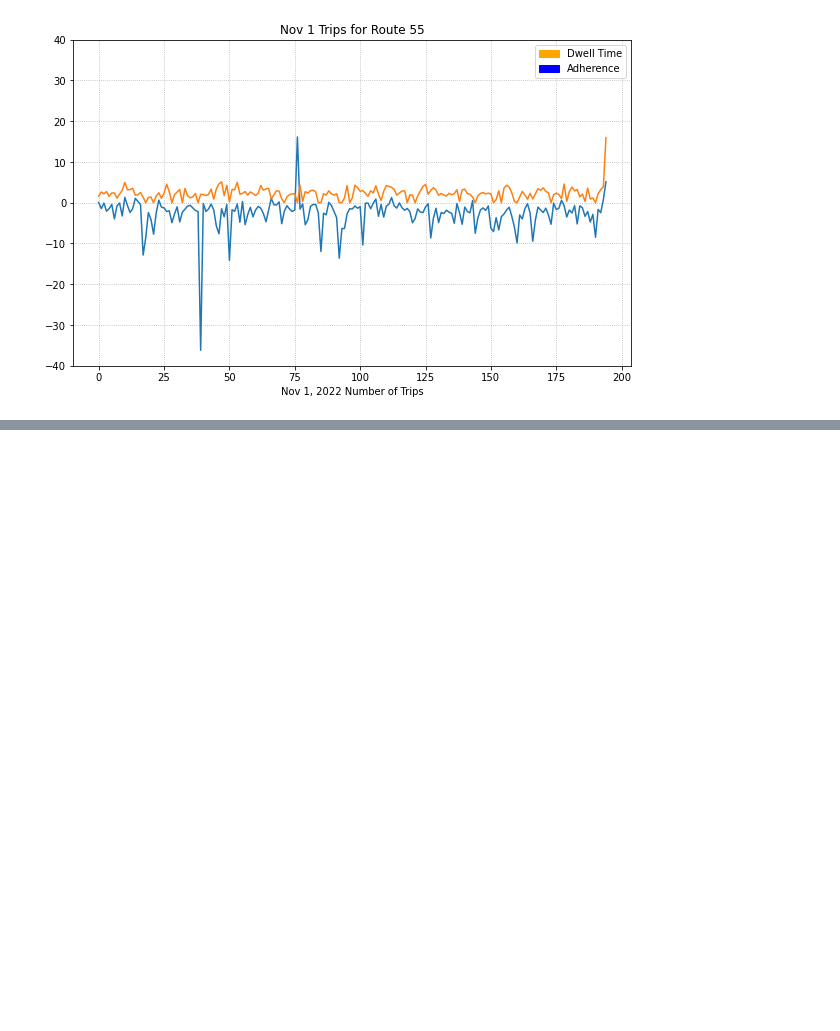
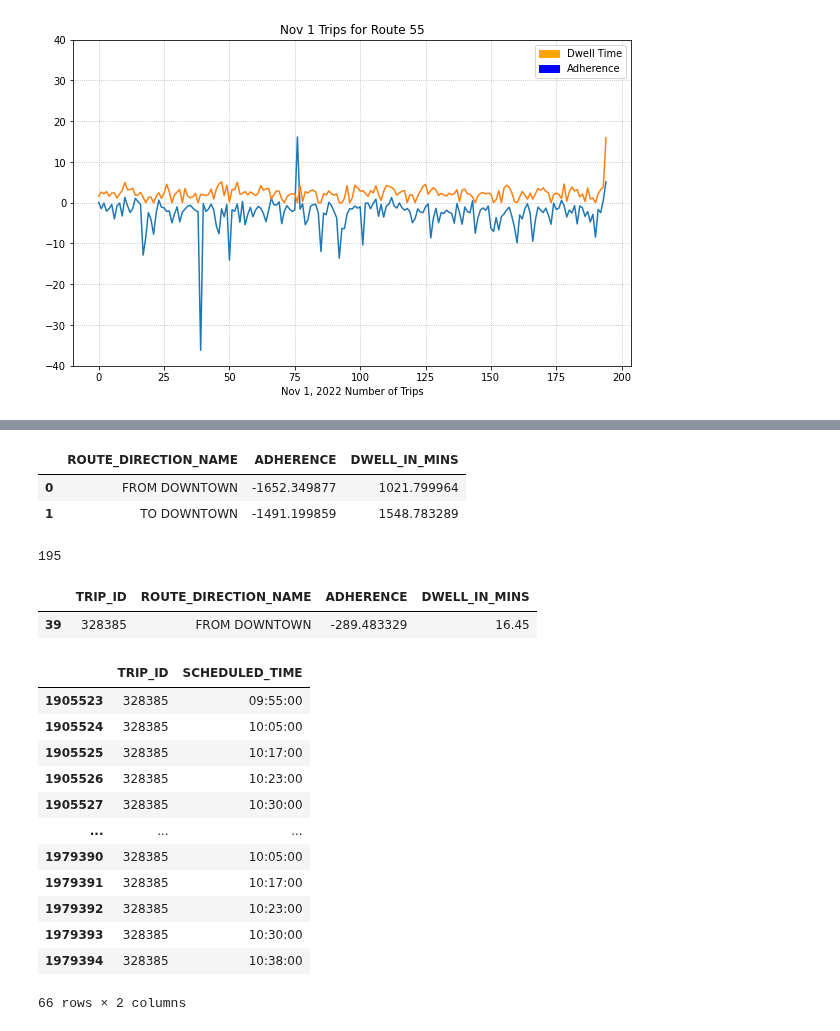
Before and after one commit to NSS-Data-Analytics-Cohort-7/wego-shut_up_and_take_my_query, a Jupyter notebook: notebook/Route55.ipynb, the cells around one changed output, grey strips where cells are left out. Drawn from its saved outputs; the diff is of its cells as text; code cells hidden in the pictures; blank space fills up the shorter version.

```diff
--- a/notebook/Route55.ipynb
+++ b/notebook/Route55.ipynb
@@ -164,0 +170,34 @@ headway_r55_nov1_dir
+# %%
+headway_r55_nov1_dir = headway_r55_nov.groupby(['ROUTE_DIRECTION_NAME'], as_index=False)['ADHERENCE', 'DWELL_IN_MINS'].sum()
+headway_r55_nov1_dir
+# %% [output]
+|  | ROUTE_DIRECTION_NAME | ADHERENCE | DWELL_IN_MINS |
+| 0 | FROM DOWNTOWN | -1652.349877 | 1021.799964 |
+| 1 | TO DOWNTOWN | -1491.199859 | 1548.783289 |
+# %%
+len(headway_r55_nov1['TRIP_ID'].unique())
+# %% [output]
+195
+# %%
+headway_adherence = headway_r55_nov1_sum.loc[(headway_r55_nov1_sum['ADHERENCE']<-200)]
+headway_adherence
+# %% [output]
+|  | TRIP_ID | ROUTE_DIRECTION_NAME | ADHERENCE | DWELL_IN_MINS |
+| 39 | 328385 | FROM DOWNTOWN | -289.483329 | 16.45 |
+# %%
+headway_r55_adj = headway[['TRIP_ID','SCHEDULED_TIME']][(headway['TRIP_ID']== 328385)]
+headway_r55_adj
+# %% [output]
+|  | TRIP_ID | SCHEDULED_TIME |
+| 1905523 | 328385 | 09:55:00 |
+| 1905524 | 328385 | 10:05:00 |
+| 1905525 | 328385 | 10:17:00 |
+| 1905526 | 328385 | 10:23:00 |
+| 1905527 | 328385 | 10:30:00 |
+| ... | ... | ... |
+| 1979390 | 328385 | 10:05:00 |
+| 1979391 | 328385 | 10:17:00 |
+| 1979392 | 328385 | 10:23:00 |
+| 1979393 | 328385 | 10:30:00 |
+| 1979394 | 328385 | 10:38:00 |
+66 rows × 2 columns
```
Also changed, not shown: parts of 8 cells of this notebook, 1 other file.
